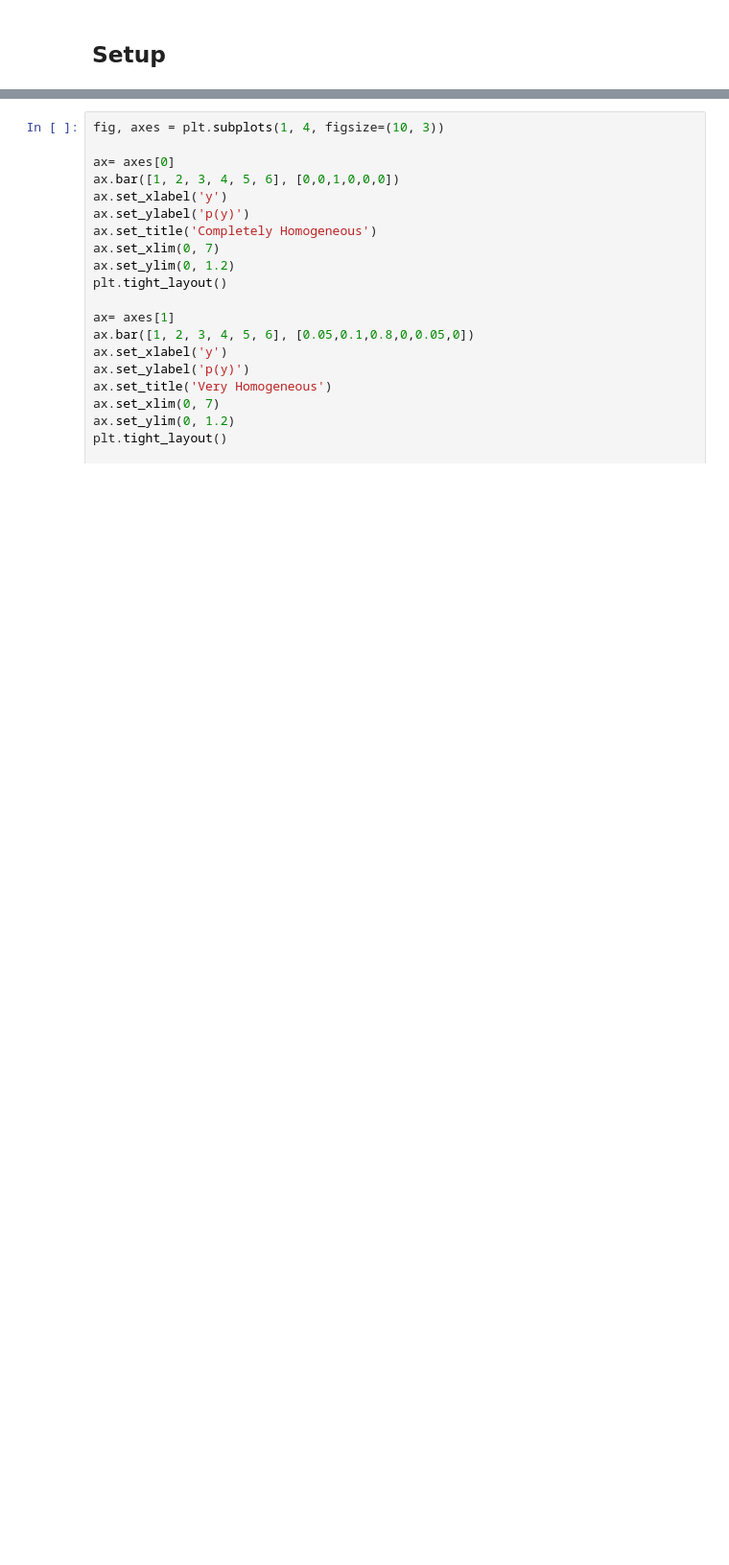
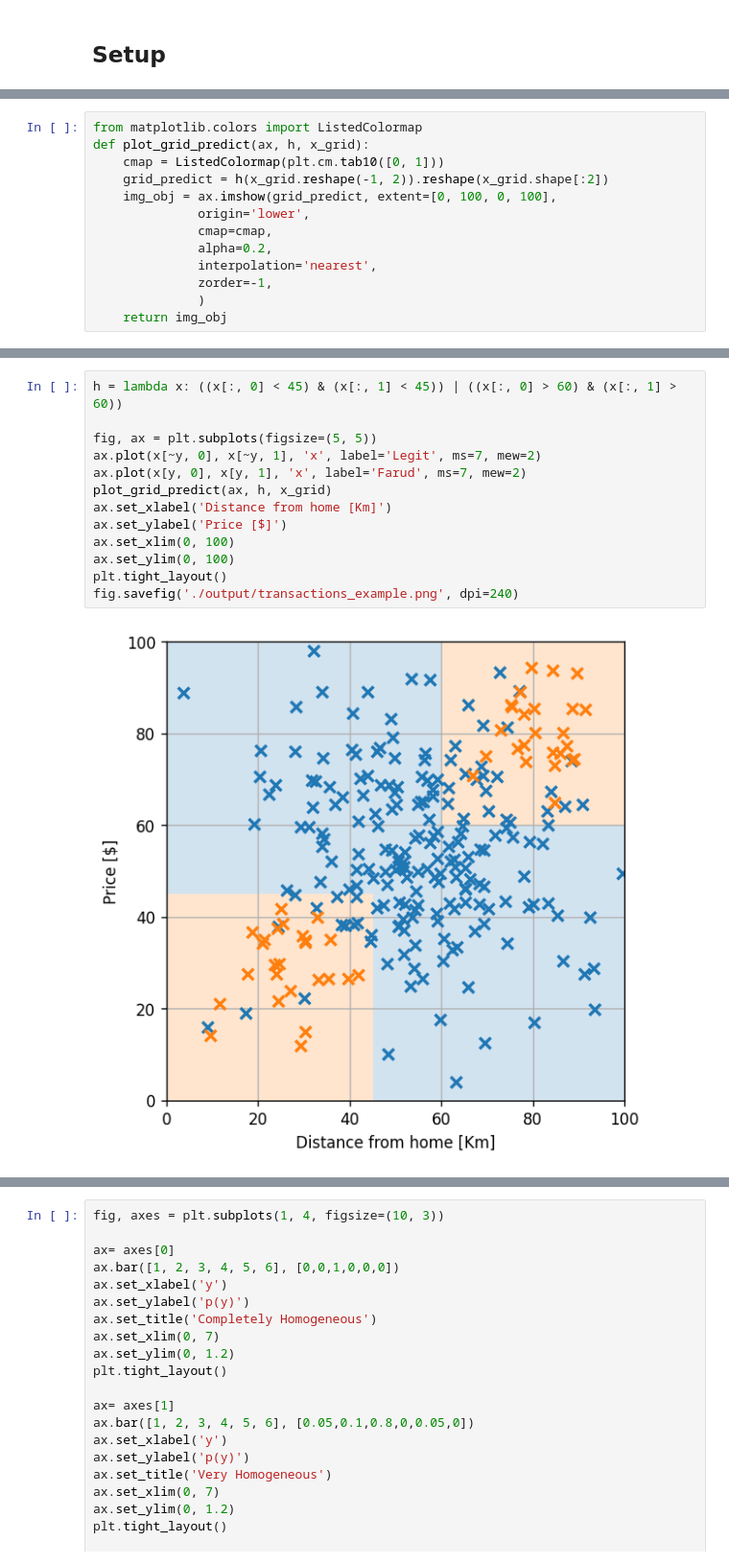
Before and after one commit to technion046195/technion046195, a Jupyter notebook: content/lecture04/code.ipynb, the cells around one changed output, grey strips where cells are left out. Shown at 96% size. Saved outputs shown, nothing was run; the diff lists cells and outputs as text; blank space fills up the shorter version.

```diff
--- a/content/lecture04/code.ipynb
+++ b/content/lecture04/code.ipynb
@@ -34,0 +63,13 @@ if not os.path.isdir('./output'):
+# %%
+from matplotlib.colors import ListedColormap
+def plot_grid_predict(ax, h, x_grid):
+    cmap = ListedColormap(plt.cm.tab10([0, 1]))
+    grid_predict = h(x_grid.reshape(-1, 2)).reshape(x_grid.shape[:2])
+    img_obj = ax.imshow(grid_predict, extent=[0, 100, 0, 100],
+              origin='lower',
+              cmap=cmap,
+              alpha=0.2,
+              interpolation='nearest',
+              zorder=-1,
+              )
+    return img_obj
@@ -34,0 +89,15 @@ if not os.path.isdir('./output'):
+# %%
+h = lambda x: ((x[:, 0] < 45) & (x[:, 1] < 45)) | ((x[:, 0] > 60) & (x[:, 1] > 60))
+
+fig, ax = plt.subplots(figsize=(5, 5))
+ax.plot(x[~y, 0], x[~y, 1], 'x', label='Legit', ms=7, mew=2)
+ax.plot(x[y, 0], x[y, 1], 'x', label='Farud', ms=7, mew=2)
+plot_grid_predict(ax, h, x_grid)
+ax.set_xlabel('Distance from home [Km]')
+ax.set_ylabel('Price [$]')
+ax.set_xlim(0, 100)
+ax.set_ylim(0, 100)
+plt.tight_layout()
+fig.savefig('./output/transactions_example.png', dpi=240)
+# %% [output]
+[figure, added]
```
Also changed, not shown: parts of 46 cells of this notebook, 40 other files.
